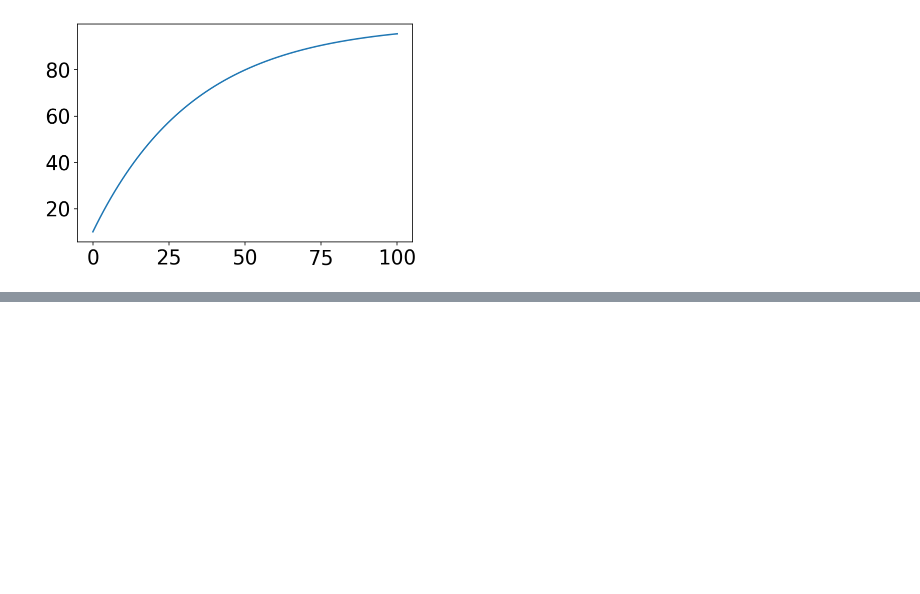
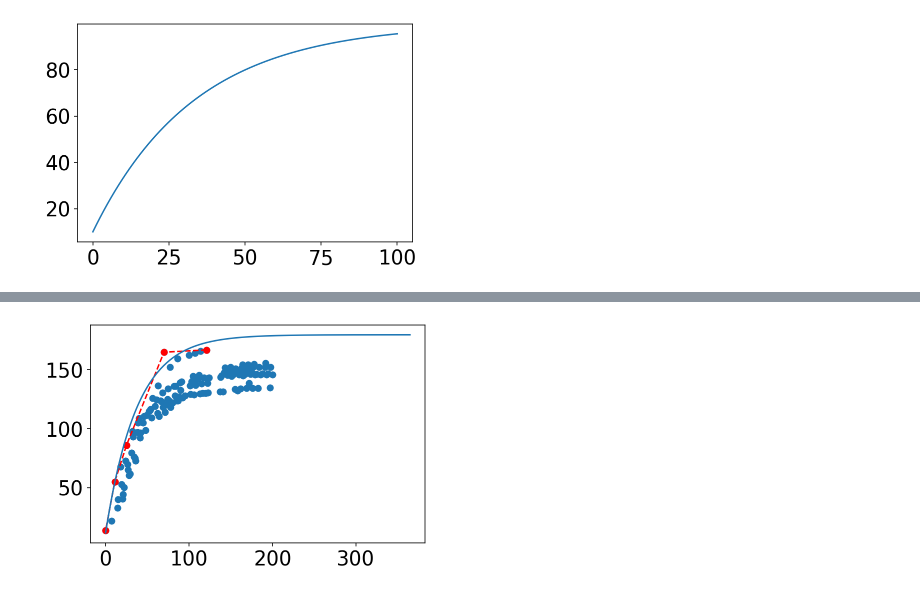
Before and after one commit to sbooeshaghi/fluvax, a Jupyter notebook: notebooks/basic.ipynb, the cells around one changed output, grey strips where cells are left out. Cells and saved outputs as stored; diff of their text form; code cells hidden in the pictures; blank space fills up the shorter version.

```diff
--- a/notebooks/basic.ipynb
+++ b/notebooks/basic.ipynb
@@ -227 +255,19 @@ fig.show()
+# %%
+#@title Fit the model to the convex hull
+yy = np.nanmean(yvals, axis=0)
+h = ConvexHull(np.vstack([nx, yy]).T)
+
+x = h.points[h.vertices,0][:5]
+y = h.points[h.vertices,1][:5]
+
+popt, pcov = curve_fit(func, x, y,  p0=[140, 1,.01],  maxfev=5000)
+plt.plot(x, y, 'ro--')
+
+
+plt.plot(newx, func(newx, *popt))
+
+plt.scatter(nx, yy)
+plt.show()
+# %% [output]
+[figure, added]
 # %%
```
Also changed, not shown: parts of 15 cells of this notebook.
